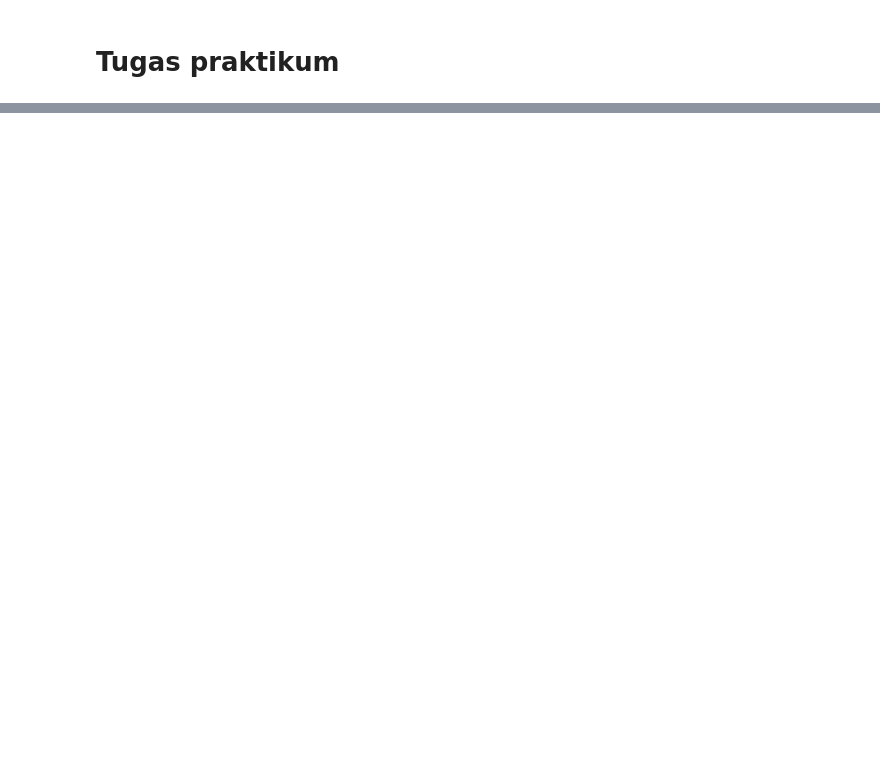
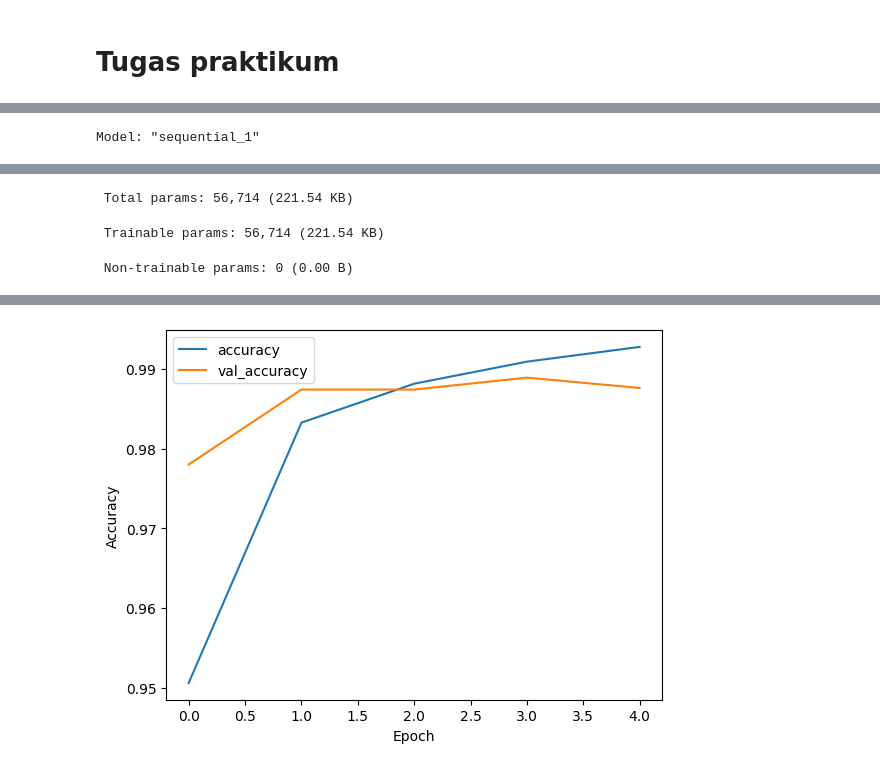
Before and after one commit to agungfradiansyah12/MesingLearning, a Jupyter notebook: jb14MesinLearningCNN.ipynb, the cells around one changed output, grey strips where cells are left out. Cells and saved outputs as stored; diff of their text form; code cells hidden in the pictures; blank space fills up the shorter version.

```diff
--- a/jb14MesinLearningCNN.ipynb
+++ b/jb14MesinLearningCNN.ipynb
@@ -251,0 +395,65 @@ print(test_acc)
+# %%
+import tensorflow as tf                         # Import library TensorFlow
+from tensorflow.keras import datasets, layers, models   # Import modul datasets, layers, dan models dari Keras
+import matplotlib.pyplot as plt                 # Import matplotlib untuk membuat grafik
+
+# Load MNIST
+(train_images, train_labels), (test_images, test_labels) = datasets.mnist.load_data()
+# Mengunduh dan memuat dataset MNIST (gambar angka 0–9 berukuran 28x28 piksel)
+
+# Expand dimension → dari (28,28) ke (28,28,1)
+train_images = train_images.reshape((60000, 28, 28, 1)) / 255.0
+# Mengubah bentuk gambar training menjadi format 4D untuk Conv2D dan menormalisasi pixel (0–255 → 0–1)
+test_images = test_images.reshape((10000, 28, 28, 1)) / 255.0
+# Mengubah bentuk gambar testing dan menormalisasi
+
+model = models.Sequential([
+    # Layer convolution pertama dengan 16 filter berukuran 3x3
+    layers.Conv2D(16, (3, 3), activation='relu', input_shape=(28, 28, 1)),
+    # Max pooling untuk mengurangi ukuran fitur map
+    layers.MaxPooling2D((2, 2)),
+
+    # Layer convolution kedua dengan 32 filter
+    layers.Conv2D(32, (3, 3), activation='relu'),
+    # Max pooling kedua
+    layers.MaxPooling2D((2, 2)),
+
+    # Flatten untuk mengubah fitur map menjadi vektor 1 dimensi
+    layers.Flatten(),
+    # Dense hidden layer dengan 64 neuron dan aktivasi ReLU
+    layers.Dense(64, activation='relu'),
+    # Output layer untuk 10 kelas angka dengan softmax
+    layers.Dense(10, activation='softmax')
+])
+
+model.summary()
+# Menampilkan arsitektur model dan jumlah parameter
+
+model.compile(
+    optimizer='adam',                             # Optimizer Adam untuk mempercepat training
+    loss='sparse_categorical_crossentropy',       # Loss untuk label yang berupa angka (0–9)
+    metrics=['accuracy']                          # Mengukur akurasi model saat training dan testing
+)
+
+history = model.fit(
+    train_images, train_labels,                   # Data training dan label
+    epochs=5,                                     # Melatih model selama 5 epoch
+    validation_data=(test_images, test_labels)    # Data validasi menggunakan data testing
+)
+
+plt.plot(history.history['accuracy'], label='accuracy')
+# Plot akurasi training di setiap epoch
+plt.plot(history.history['val_accuracy'], label='val_accuracy')
+# Plot akurasi validasi
+plt.xlabel('Epoch')
+plt.ylabel('Accuracy')
+plt.legend()
+plt.show()
+# Menampilkan grafik akurasi
+
+test_loss, test_acc = model.evaluate(test_images, test_labels)
+# Mengukur performa model terhadap data testing
+
+print("Testing Accuracy:", test_acc)
+# Menampilkan akurasi testing
+# %% [output]
@@ -251,0 +462 @@ print(test_acc)
+Model: "sequential_1"
@@ -251,0 +480,3 @@ print(test_acc)
+ Total params: 56,714 (221.54 KB)
+ Trainable params: 56,714 (221.54 KB)
+ Non-trainable params: 0 (0.00 B)
@@ -251,0 +493 @@ print(test_acc)
+[figure, added]
```
Also changed, not shown: parts of 8 cells of this notebook.
